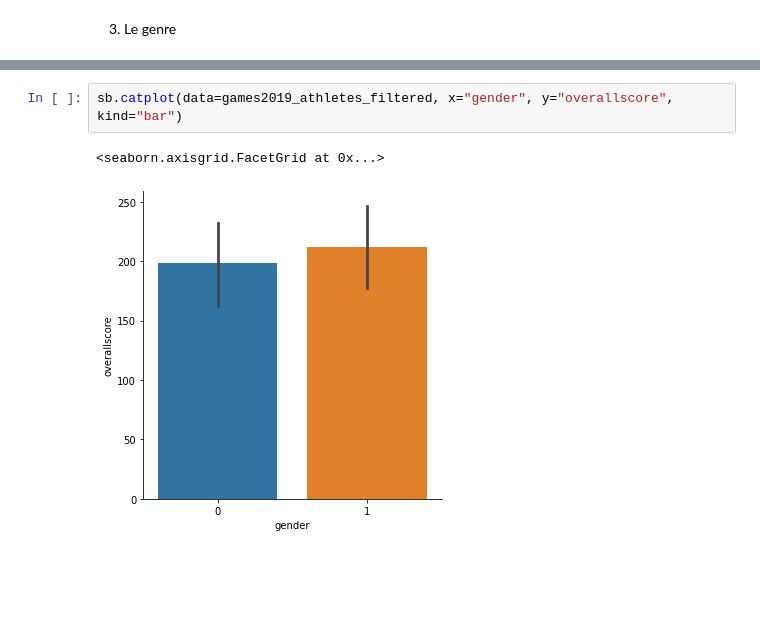
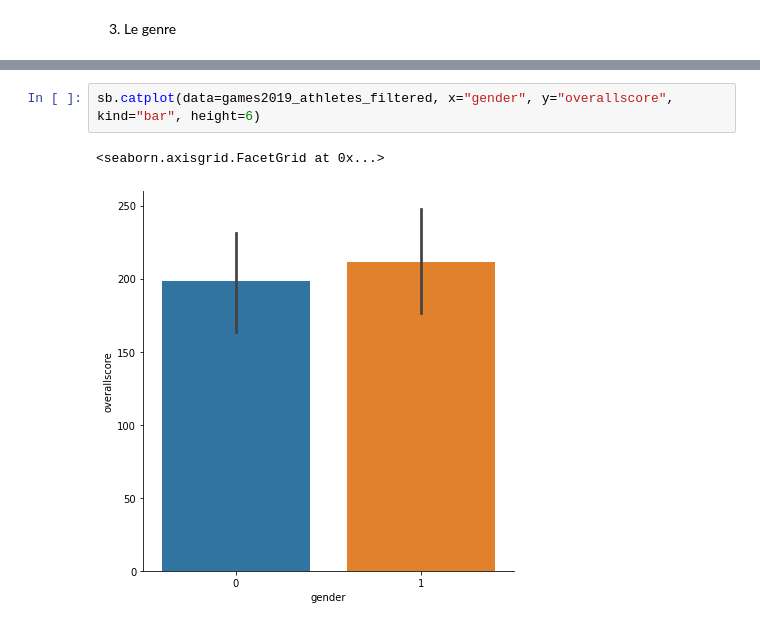
Before and after one commit to Pauline-Mdt/Hitema_python-pour-analyse-donnees, a Jupyter notebook: projet_analyse_donnees.ipynb, the cells around one changed output, grey strips where cells are left out. Cells and saved outputs as stored; diff of their text form; blank space fills up the shorter version.

```diff
--- a/projet_analyse_donnees.ipynb
+++ b/projet_analyse_donnees.ipynb
@@ -191,5 +216,5 @@ sb.catplot(data=games2019_athletes_filtered, x="gender", y="overallscore", kind=
 # %%
-sb.catplot(data=games2019_athletes_filtered, x="gender", y="overallscore", kind="bar")
+sb.catplot(data=games2019_athletes_filtered, x="gender", y="overallscore", kind="bar", height=6)
 # %% [output]
 <seaborn.axisgrid.FacetGrid at 0x...>
-[figure, old version]
+[figure, new version]
```
Also changed, not shown: parts of 32 cells of this notebook.
